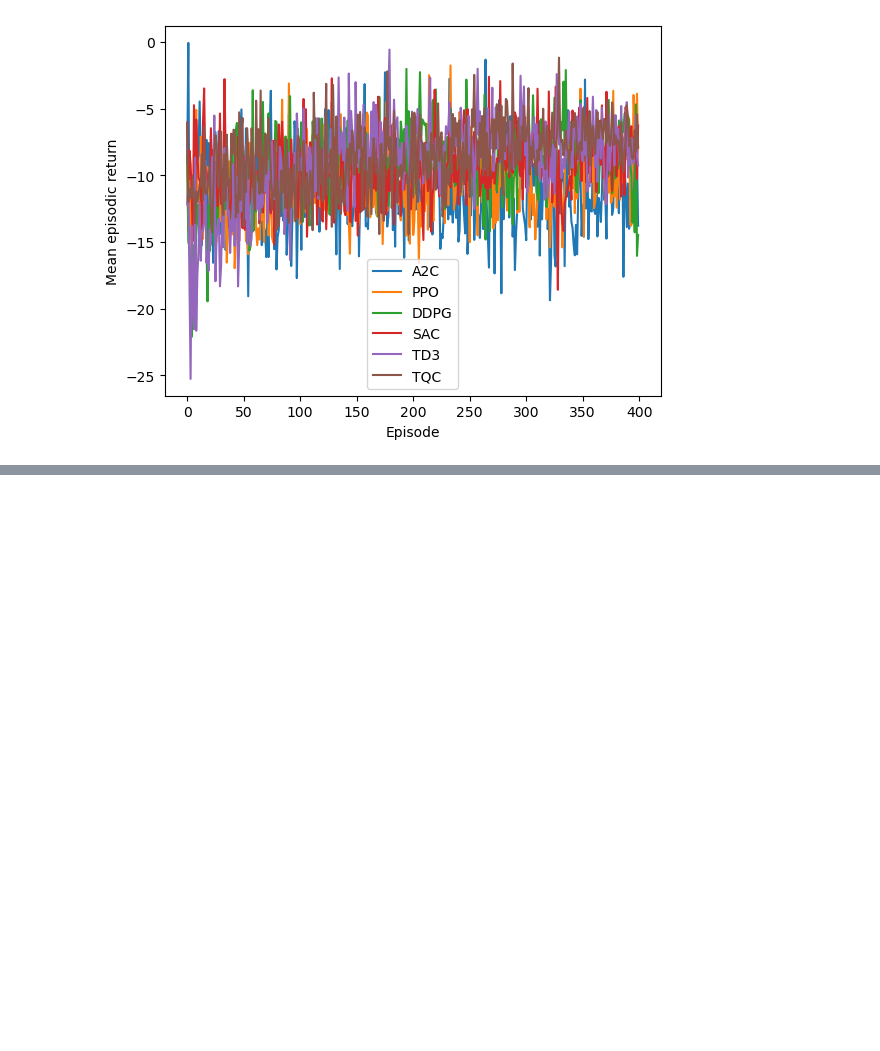
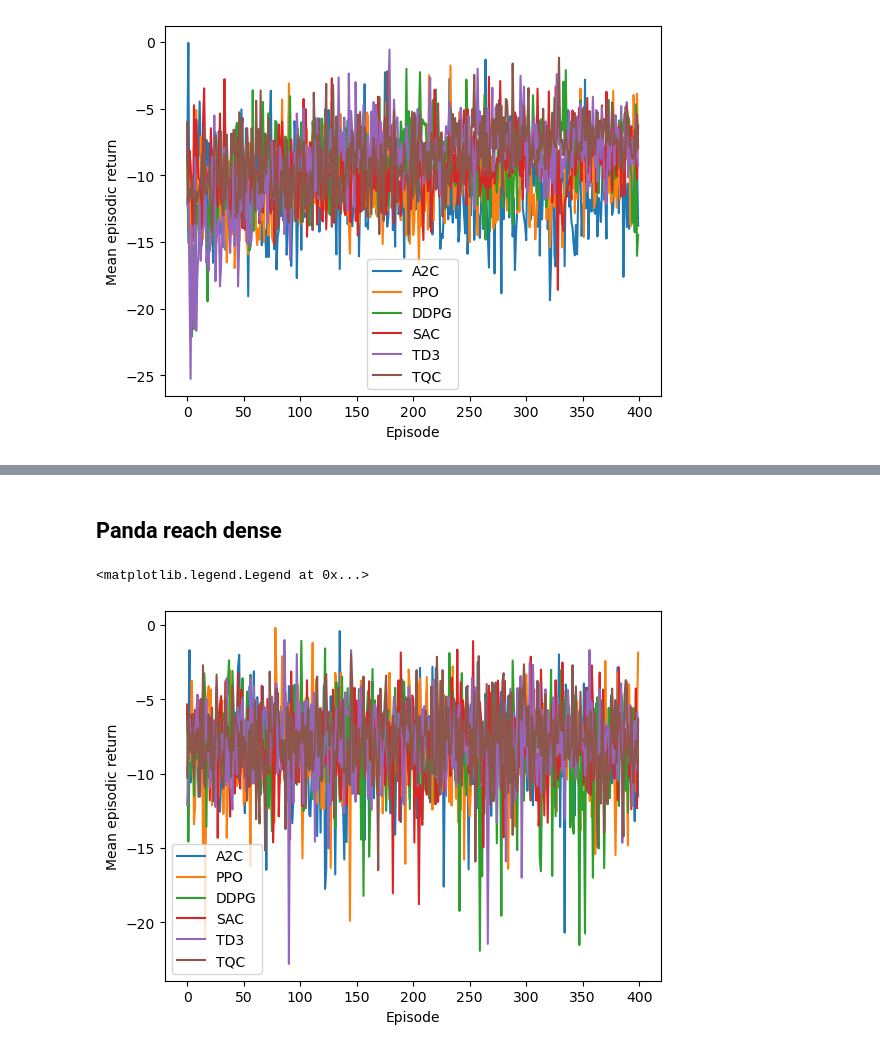
Before and after one commit to nicolasleblanc-poly/Master-thesis-clean-code, a Jupyter notebook: sb3_and_QR-DQN/sb3_data_analysis.ipynb, the cells around one changed output, grey strips where cells are left out. Saved outputs shown, nothing was run; the diff lists cells and outputs as text; code cells hidden in the pictures; blank space fills up the shorter version.

```diff
--- a/sb3_and_QR-DQN/sb3_data_analysis.ipynb
+++ b/sb3_and_QR-DQN/sb3_data_analysis.ipynb
@@ -358,0 +402,22 @@ plt.legend()
+# %% [markdown]
+## Panda reach dense
+# %%
+A2C_PR = np.load("PandaPusherDense_A2C_results.npz")['mean_rewards']
+PPO_PR = np.load("PandaPusherDense_PPO_results.npz")['mean_rewards']
+DDPG_PR = np.load("PandaPusherDense_DDPG_results.npz")['mean_rewards']
+SAC_PR = np.load("PandaPusherDense_SAC_results.npz")['mean_rewards']
+TD3_PR = np.load("PandaPusherDense_TD3_results.npz")['mean_rewards']
+TQC_PR = np.load("PandaPusherDense_TQC_results.npz")['mean_rewards']
+
+plt.plot(A2C_PR, label='A2C')
+plt.plot(PPO_PR, label='PPO')
+plt.plot(DDPG_PR, label='DDPG')
+plt.plot(SAC_PR, label='SAC')
+plt.plot(TD3_PR, label='TD3')
+plt.plot(TQC_PR, label='TQC')
+plt.xlabel('Episode')
+plt.ylabel('Mean episodic return')
+plt.legend()
+# %% [output]
+<matplotlib.legend.Legend at 0x...>
+[figure, added]
```
Also changed, not shown: parts of 6 cells of this notebook, 20 other files.
